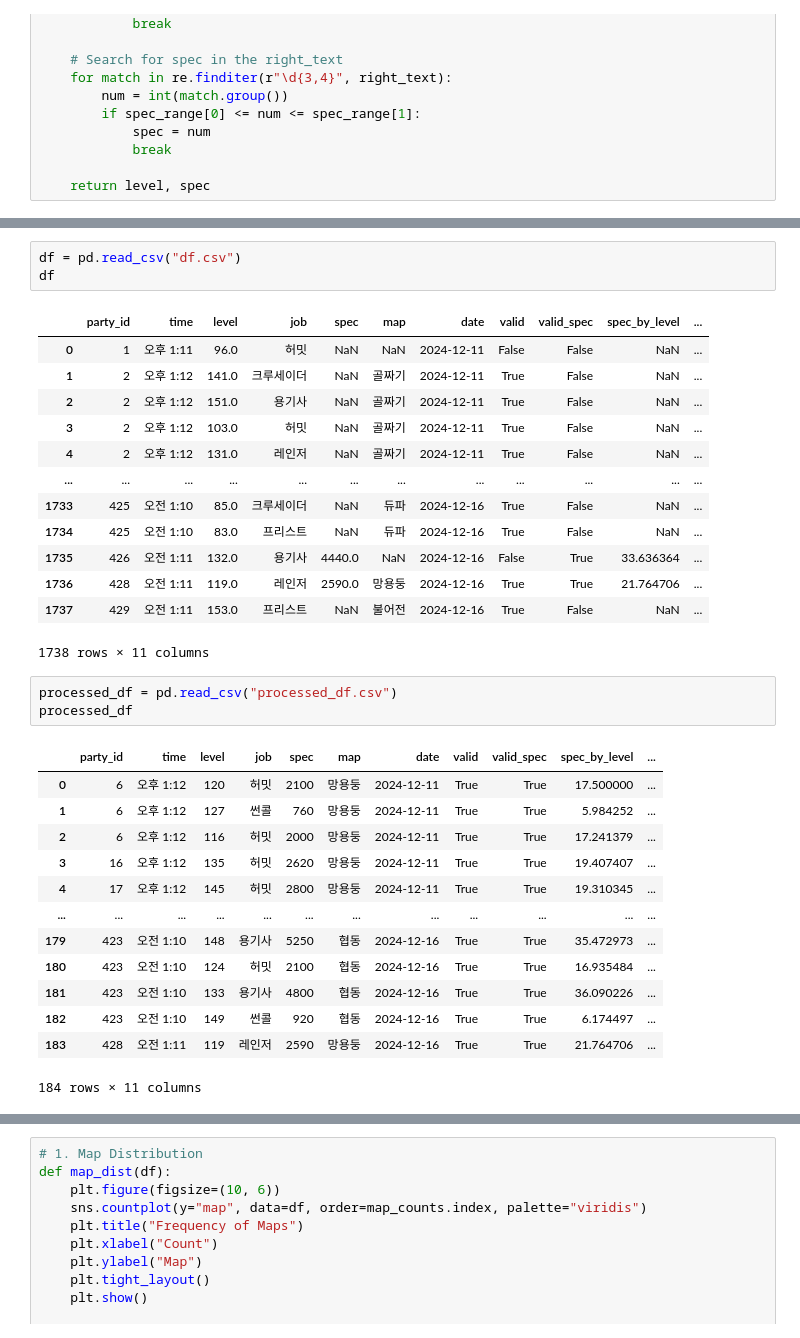
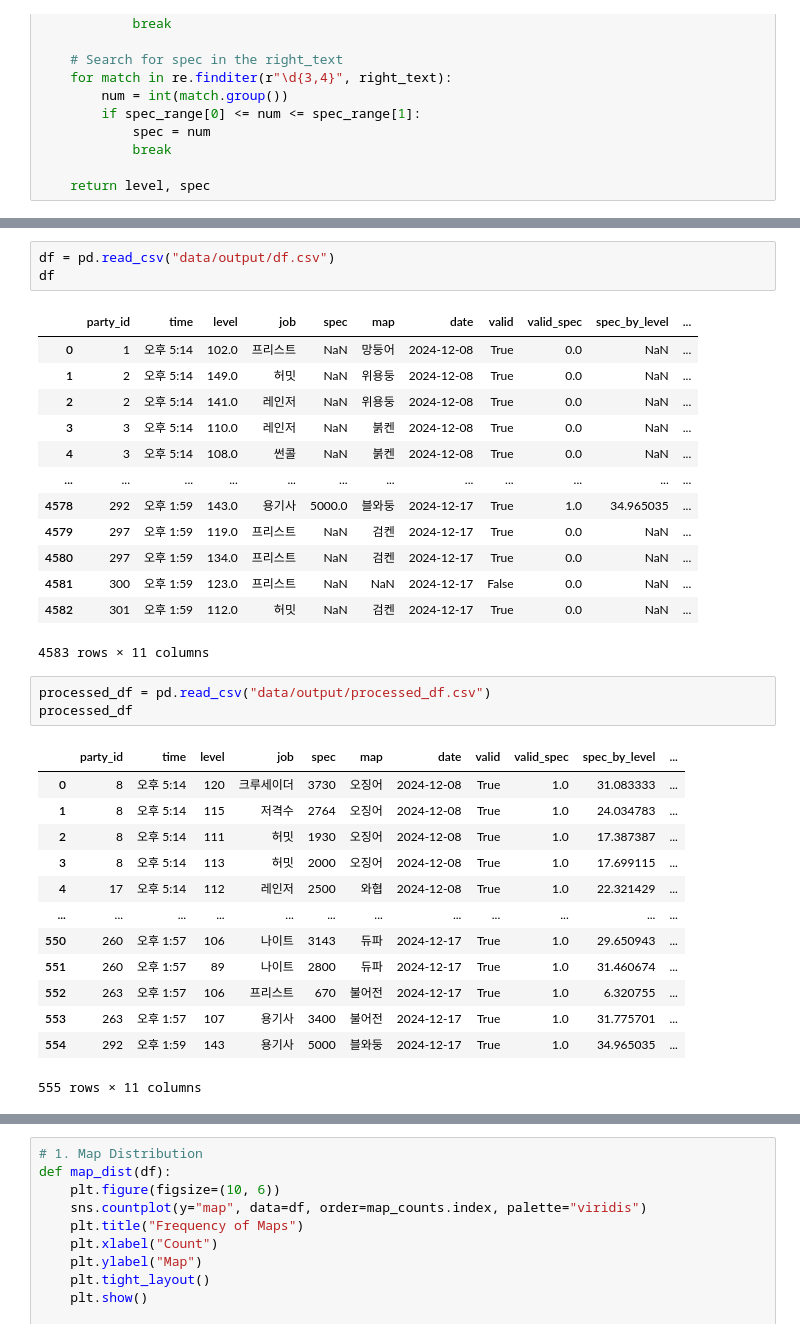
Before and after one commit to jongwonIee/mapleland, a Jupyter notebook: party/main.ipynb, the cells around one changed output, grey strips where cells are left out. Cells and saved outputs as stored; diff of their text form.

```diff
--- a/party/main.ipynb
+++ b/party/main.ipynb
@@ -210,37 +236,37 @@ Combined raw and valid processed data saved as 'combined_raw_data.csv' and 'comb
 # %%
-df = pd.read_csv("df.csv")
+df = pd.read_csv("data/output/df.csv")
 df
 # %% [output]
 |  | party_id | time | level | job | spec | map | date | valid | valid_spec | spec_by_level | ... |
-| 0 | 1 | 오후 1:11 | 96.0 | 허밋 | NaN | NaN | 2024-12-11 | False | False | NaN | ... |
-| 1 | 2 | 오후 1:12 | 141.0 | 크루세이더 | NaN | 골짜기 | 2024-12-11 | True | False | NaN | ... |
-| 2 | 2 | 오후 1:12 | 151.0 | 용기사 | NaN | 골짜기 | 2024-12-11 | True | False | NaN | ... |
-| 3 | 2 | 오후 1:12 | 103.0 | 허밋 | NaN | 골짜기 | 2024-12-11 | True | False | NaN | ... |
-| 4 | 2 | 오후 1:12 | 131.0 | 레인저 | NaN | 골짜기 | 2024-12-11 | True | False | NaN | ... |
+| 0 | 1 | 오후 5:14 | 102.0 | 프리스트 | NaN | 망둥어 | 2024-12-08 | True | 0.0 | NaN | ... |
+| 1 | 2 | 오후 5:14 | 149.0 | 허밋 | NaN | 위용둥 | 2024-12-08 | True | 0.0 | NaN | ... |
+| 2 | 2 | 오후 5:14 | 141.0 | 레인저 | NaN | 위용둥 | 2024-12-08 | True | 0.0 | NaN | ... |
+| 3 | 3 | 오후 5:14 | 110.0 | 레인저 | NaN | 붉켄 | 2024-12-08 | True | 0.0 | NaN | ... |
+| 4 | 3 | 오후 5:14 | 108.0 | 썬콜 | NaN | 붉켄 | 2024-12-08 | True | 0.0 | NaN | ... |
 | ... | ... | ... | ... | ... | ... | ... | ... | ... | ... | ... | ... |
-| 1733 | 425 | 오전 1:10 | 85.0 | 크루세이더 | NaN | 듀파 | 2024-12-16 | True | False | NaN | ... |
-| 1734 | 425 | 오전 1:10 | 83.0 | 프리스트 | NaN | 듀파 | 2024-12-16 | True | False | NaN | ... |
-| 1735 | 426 | 오전 1:11 | 132.0 | 용기사 | 4440.0 | NaN | 2024-12-16 | False | True | 33.636364 | ... |
-| 1736 | 428 | 오전 1:11 | 119.0 | 레인저 | 2590.0 | 망용둥 | 2024-12-16 | True | True | 21.764706 | ... |
-| 1737 | 429 | 오전 1:11 | 153.0 | 프리스트 | NaN | 불어전 | 2024-12-16 | True | False | NaN | ... |
+| 4578 | 292 | 오후 1:59 | 143.0 | 용기사 | 5000.0 | 블와둥 | 2024-12-17 | True | 1.0 | 34.965035 | ... |
+| 4579 | 297 | 오후 1:59 | 119.0 | 프리스트 | NaN | 검켄 | 2024-12-17 | True | 0.0 | NaN | ... |
+| 4580 | 297 | 오후 1:59 | 134.0 | 프리스트 | NaN | 검켄 | 2024-12-17 | True | 0.0 | NaN | ... |
+| 4581 | 300 | 오후 1:59 | 123.0 | 프리스트 | NaN | NaN | 2024-12-17 | False | 0.0 | NaN | ... |
+| 4582 | 301 | 오후 1:59 | 112.0 | 허밋 | NaN | 검켄 | 2024-12-17 | True | 0.0 | NaN | ... |
-1738 rows × 11 columns
+4583 rows × 11 columns
 # %%
-processed_df = pd.read_csv("processed_df.csv")
+processed_df = pd.read_csv("data/output/processed_df.csv")
 processed_df
 # %% [output]
 |  | party_id | time | level | job | spec | map | date | valid | valid_spec | spec_by_level | ... |
-| 0 | 6 | 오후 1:12 | 120 | 허밋 | 2100 | 망용둥 | 2024-12-11 | True | True | 17.500000 | ... |
-| 1 | 6 | 오후 1:12 | 127 | 썬콜 | 760 | 망용둥 | 2024-12-11 | True | True | 5.984252 | ... |
-| 2 | 6 | 오후 1:12 | 116 | 허밋 | 2000 | 망용둥 | 2024-12-11 | True | True | 17.241379 | ... |
-| 3 | 16 | 오후 1:12 | 135 | 허밋 | 2620 | 망용둥 | 2024-12-11 | True | True | 19.407407 | ... |
-| 4 | 17 | 오후 1:12 | 145 | 허밋 | 2800 | 망용둥 | 2024-12-11 | True | True | 19.310345 | ... |
+| 0 | 8 | 오후 5:14 | 120 | 크루세이더 | 3730 | 오징어 | 2024-12-08 | True | 1.0 | 31.083333 | ... |
+| 1 | 8 | 오후 5:14 | 115 | 저격수 | 2764 | 오징어 | 2024-12-08 | True | 1.0 | 24.034783 | ... |
+| 2 | 8 | 오후 5:14 | 111 | 허밋 | 1930 | 오징어 | 2024-12-08 | True | 1.0 | 17.387387 | ... |
+| 3 | 8 | 오후 5:14 | 113 | 허밋 | 2000 | 오징어 | 2024-12-08 | True | 1.0 | 17.699115 | ... |
+| 4 | 17 | 오후 5:14 | 112 | 레인저 | 2500 | 와협 | 2024-12-08 | True | 1.0 | 22.321429 | ... |
 | ... | ... | ... | ... | ... | ... | ... | ... | ... | ... | ... | ... |
-| 179 | 423 | 오전 1:10 | 148 | 용기사 | 5250 | 협동 | 2024-12-16 | True | True | 35.472973 | ... |
-| 180 | 423 | 오전 1:10 | 124 | 허밋 | 2100 | 협동 | 2024-12-16 | True | True | 16.935484 | ... |
-| 181 | 423 | 오전 1:10 | 133 | 용기사 | 4800 | 협동 | 2024-12-16 | True | True | 36.090226 | ... |
-| 182 | 423 | 오전 1:10 | 149 | 썬콜 | 920 | 협동 | 2024-12-16 | True | True | 6.174497 | ... |
-| 183 | 428 | 오전 1:11 | 119 | 레인저 | 2590 | 망용둥 | 2024-12-16 | True | True | 21.764706 | ... |
+| 550 | 260 | 오후 1:57 | 106 | 나이트 | 3143 | 듀파 | 2024-12-17 | True | 1.0 | 29.650943 | ... |
+| 551 | 260 | 오후 1:57 | 89 | 나이트 | 2800 | 듀파 | 2024-12-17 | True | 1.0 | 31.460674 | ... |
+| 552 | 263 | 오후 1:57 | 106 | 프리스트 | 670 | 불어전 | 2024-12-17 | True | 1.0 | 6.320755 | ... |
+| 553 | 263 | 오후 1:57 | 107 | 용기사 | 3400 | 불어전 | 2024-12-17 | True | 1.0 | 31.775701 | ... |
+| 554 | 292 | 오후 1:59 | 143 | 용기사 | 5000 | 블와둥 | 2024-12-17 | True | 1.0 | 34.965035 | ... |
-184 rows × 11 columns
+555 rows × 11 columns
 # %%
 hermit = processed_df[(processed_df['job'] == '허밋')]
 hermit
```
Also changed, not shown: parts of 24 cells of this notebook, 59 other files.
